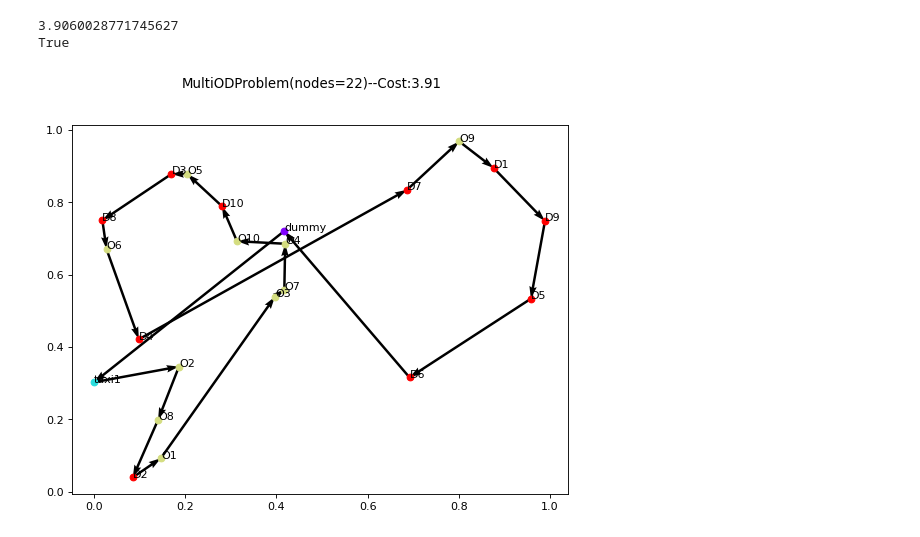
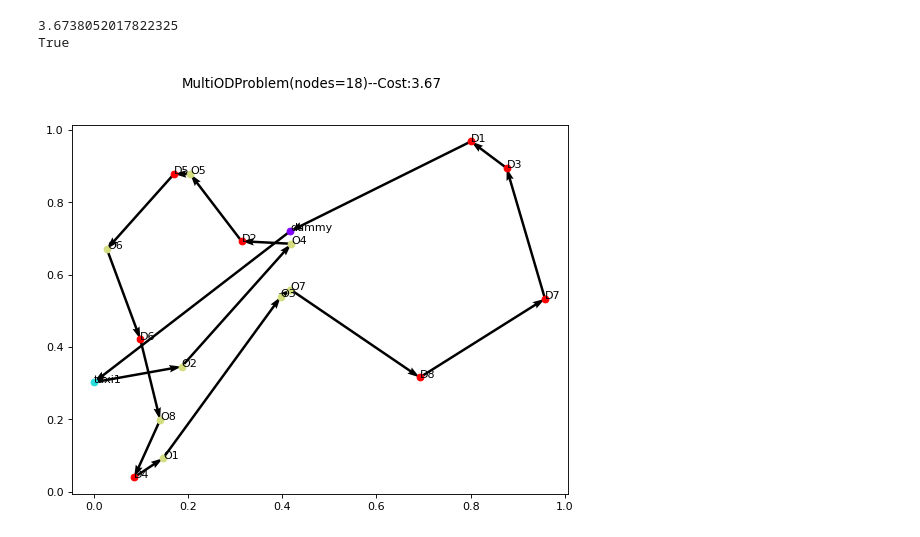
Before and after one commit to bwfbowen/L2T, a Jupyter notebook: test_env.ipynb, the cells around one changed output. Drawn from its saved outputs; the diff is of its cells as text; code cells hidden in the pictures.

```diff
--- a/test_env.ipynb
+++ b/test_env.ipynb
@@ -1,7 +1,7 @@
 # %%
 from src.env import MultiODEnv
 # %%
-env = MultiODEnv(num_O=10, num_taxi=1, seed=1)
+env = MultiODEnv(num_O=8, num_taxi=1, seed=1)
 # %%
 obs, info = env.reset()
 # %%
@@ -9,12 +9,11 @@ obs, info = env.reset()
 # cross two blocks, block.prev for loop, reverse,
 # reverse some; cross-block 2-opt
 # %%
-
-next_obs, reward, done, infos = env.step(8)
+next_obs, reward, done, infos = env.step(2)
 fig = env.render()
 print(env.problem.calc_cost(env.solution))
 print(env.problem.is_feasible(env.solution))
 # %% [output]
-3.9060028771745627
+3.6738052017822325
 True
-[figure, old version]
+[figure, new version]
```
Also changed, not shown: 6 other files.
